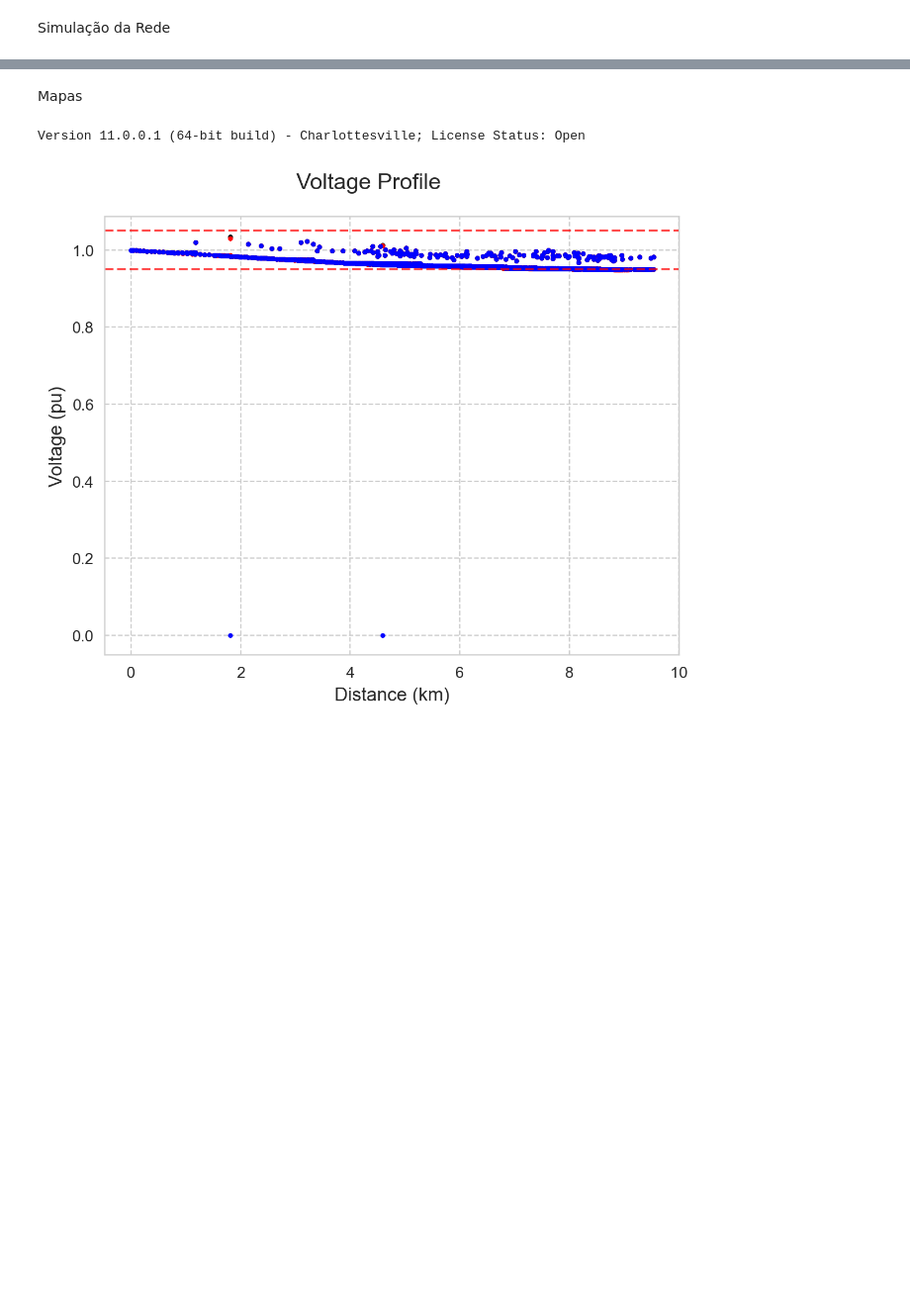
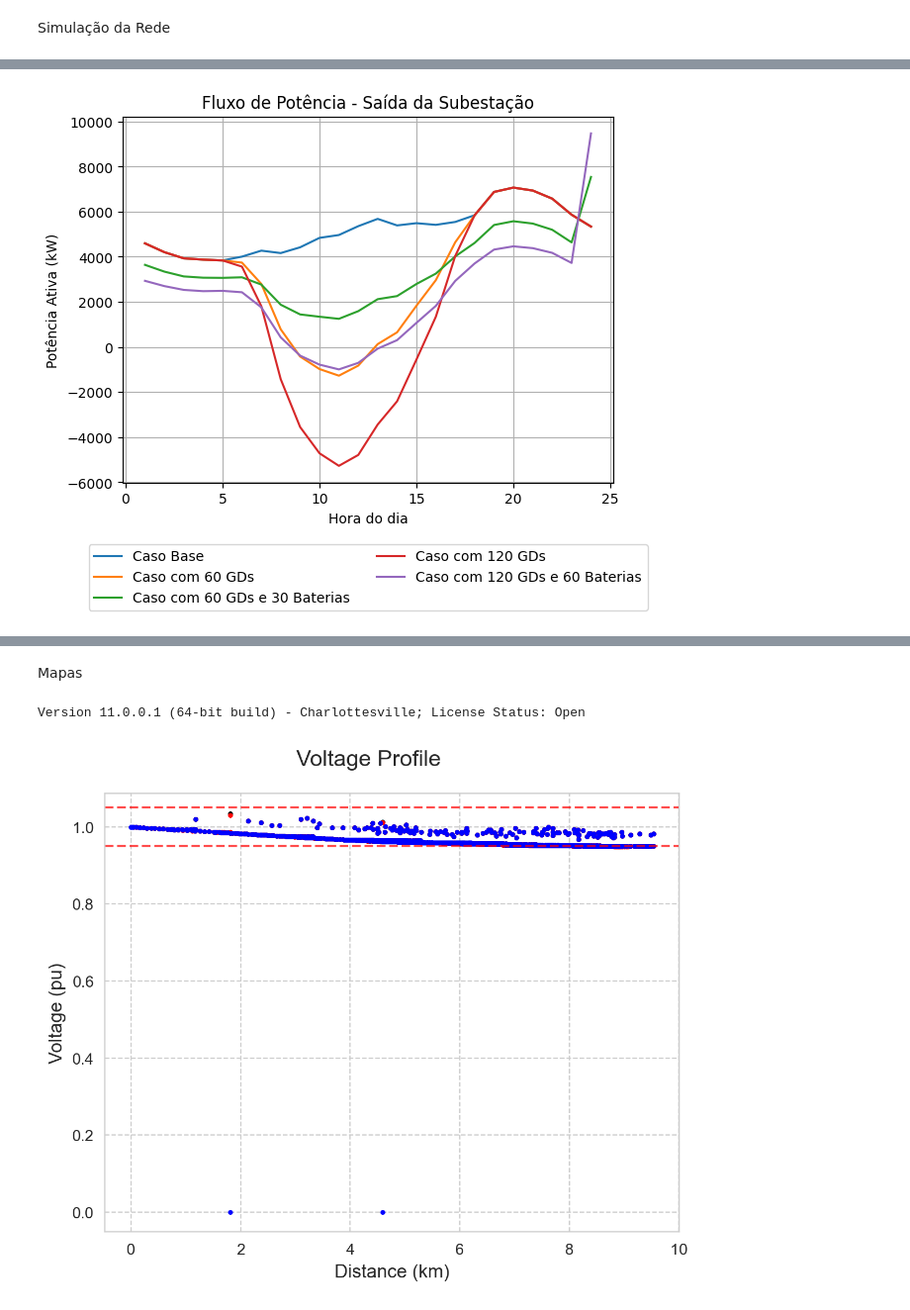
Before and after one commit to Ivanictor/CLAGTEE-CBA, a Jupyter notebook: main.ipynb, the cells around one changed output, grey strips where cells are left out. Shown at 99% size. Saved outputs shown, nothing was run; the diff lists cells and outputs as text; code cells hidden in the pictures; blank space fills up the shorter version.

```diff
--- a/main.ipynb
+++ b/main.ipynb
@@ -284,0 +293,98 @@ Hora 48 43.60727604091683
+# %%
+###### Resultados #####
+import numpy as np
+import matplotlib.pyplot as plt
+import plotly.express as px
+
+display(df_energymeter)
+
+titles = {
+    "base": "Caso Base",
+    "60_gd": "Caso com 60 GDs",
+    "60_gd_30_bess": "Caso com 60 GDs e 30 Baterias",
+    "120_gd": "Caso com 120 GDs",
+    "120_gd_60_bess": "Caso com 120 GDs e 60 Baterias",
+}
+####### Gráfico Subestação Fluxo de Potência ####
+
+x = np.linspace(1, 24, 24)
+for case in cases:
+    dfs_monitor[f"{case}_df"] = dfs_monitor[f"{case}_df"]
+    plt.plot(
+        x,
+        dfs_monitor[f"{case}_df"]["Total Power"], label=titles[case])
+
+
+plt.title("Fluxo de Potência - Saída da Subestação")
+plt.xlabel("Hora do dia")
+plt.ylabel("Potência Ativa (kW)")
+plt.legend(
+    loc="upper center",
+    bbox_to_anchor=(0.5, -0.15),
+    ncol=2
+)
+plt.grid(True)
+plt.style.use("default")
+plt.show()
+
+####### Gráfico Tensão Trf 5286812a ######
+for case in cases:
+    df1 = dfs_voltage[f"voltage_trf_5286812a_{case}_df"]
+    plt.plot(
+        x,
+        df1[" V1"], label=titles[case])
+
+plt.title("Perfil Horário de Tensão - Trf_5286812a")
+plt.xlabel("Hora do dia")
+plt.ylabel("Tensão (V)")
+plt.legend(
+    loc="upper center",
+    bbox_to_anchor=(0.5, -0.15),
+    ncol=2
+)
+plt.grid(True)
+plt.show()
+
+###### Gráfico Tensão Trf_5286833a #####
+
+for case in cases:
+    df2= dfs_voltage[f"voltage_trf_5286833a_{case}_df"]
+    plt.plot(
+        x,
+        df2[" V1"], label=titles[case])
+
+plt.title("Perfil Horário de Tensão - Trf_5286833a")
+plt.xlabel("Hora do dia")
+plt.ylabel("Tensão (V)")
+plt.legend(
+    loc="upper center",
+    bbox_to_anchor=(0.5, -0.15),
+    ncol=2
+)
+plt.grid(True)
+#plt.style.use("dark_background")
+plt.show()
+
+##### Gráfico de carregamento ####
+
+
+plt.plot(x, storages_soc_df["battery_2_60_gd_30_bess"]*100, color="green")
+plt.axvline(x=24, color='gray', linestyle='--', linewidth=1)
+plt.axvline(x=1, color='gray', linestyle='--', linewidth=1)
+plt.xlabel("Hora do dia")
+plt.ylabel("SOC (%)")
+plt.title("Carregamento da Bateria 2")
+plt.grid(True)
+plt.show()
+
+df_plotly = pd.DataFrame()
+df_plotly["Hora"] = x
+df_plotly["SOC (%)"] = storages_soc_df["battery_2_60_gd_30_bess"]*100
+fig = px.line(df_plotly, x="Hora", y="SOC (%)", template="plotly_dark")
+fig.show()
+
+dss_tools.static_view.p_vs_time("trf_5286964a")
+
+print("Hora 1:", df_plotly.loc[0, "SOC (%)"])
+print("Hora 24:", df_plotly.loc[23, "SOC (%)"])
+# %% [output]
@@ -284,0 +397 @@ Hora 48 43.60727604091683
+[figure, added]
```
Also changed, not shown: parts of 16 cells of this notebook, 7 other files.
